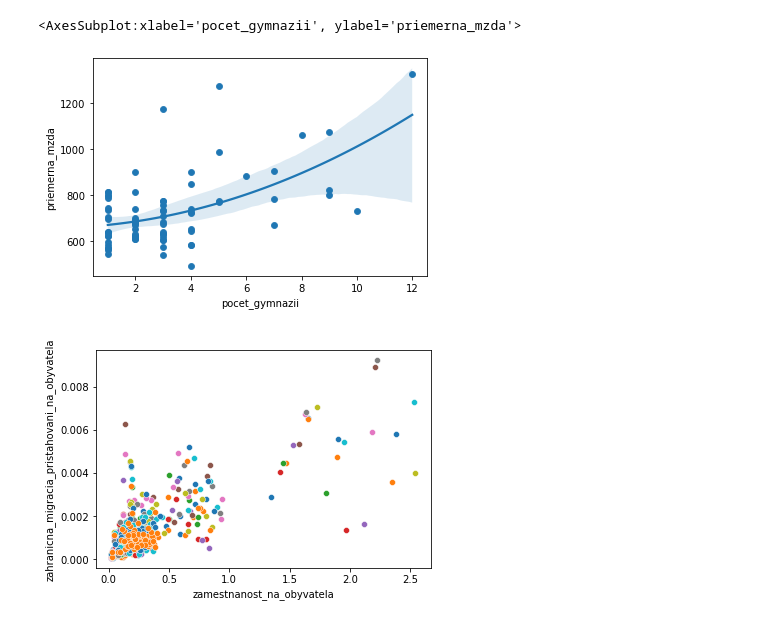
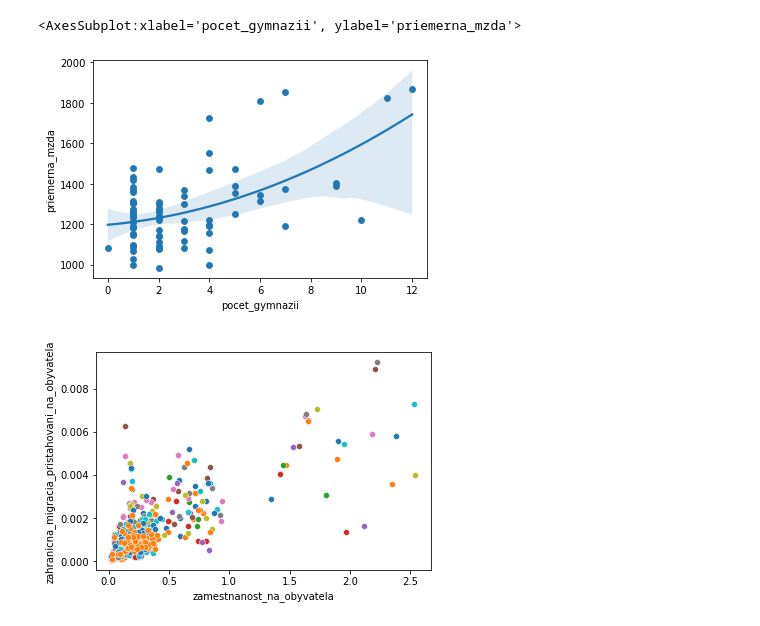
Before and after one commit to samuel-soltys/slovak-analysis, a Jupyter notebook: workbook.ipynb, the cells around one changed output. Cells and saved outputs as stored; diff of their text form; code cells hidden in the pictures.

Commit message:
Huge code refactor and average correlation heatmap

```diff
--- a/workbook.ipynb
+++ b/workbook.ipynb
@@ -74,10 +83,10 @@ np.corrcoef(years[2010]["pocet_gymnazii"], years[2010]["vnutorna_migracia_vystah
 # %%
 # sb.scatterplot(x="pocet_strednych_odbornych_skol", y="priemerna_mzda", data=data)
-sb.scatterplot(x="pocet_gymnazii", y="priemerna_mzda", data=data)
-sb.regplot(x="pocet_gymnazii", y="priemerna_mzda", data=data, order=2)
+sb.scatterplot(x="pocet_gymnazii", y="priemerna_mzda", data=correlation_matrix_data)
+sb.regplot(x="pocet_gymnazii", y="priemerna_mzda", data=correlation_matrix_data, order=2)
 # %% [output]
 <AxesSubplot:xlabel='pocet_gymnazii', ylabel='priemerna_mzda'>
-[figure, old version]
+[figure, new version]
 # %%
 # sb.scatterplot(x="zamestanost", y="zahranicna_migracia_pristahovani", data=years[2010])
 for year in range(2010,2022):
```
Also changed, not shown: parts of 11 cells of this notebook.
